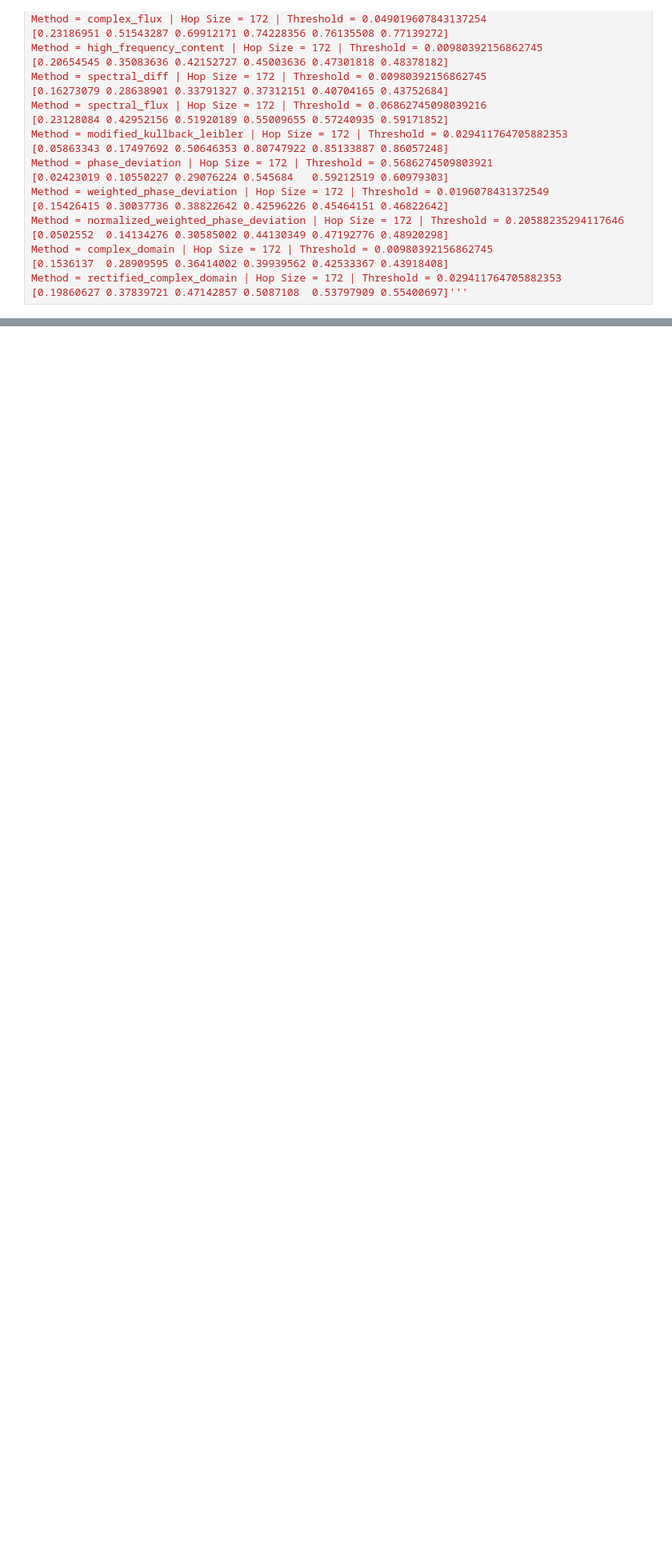
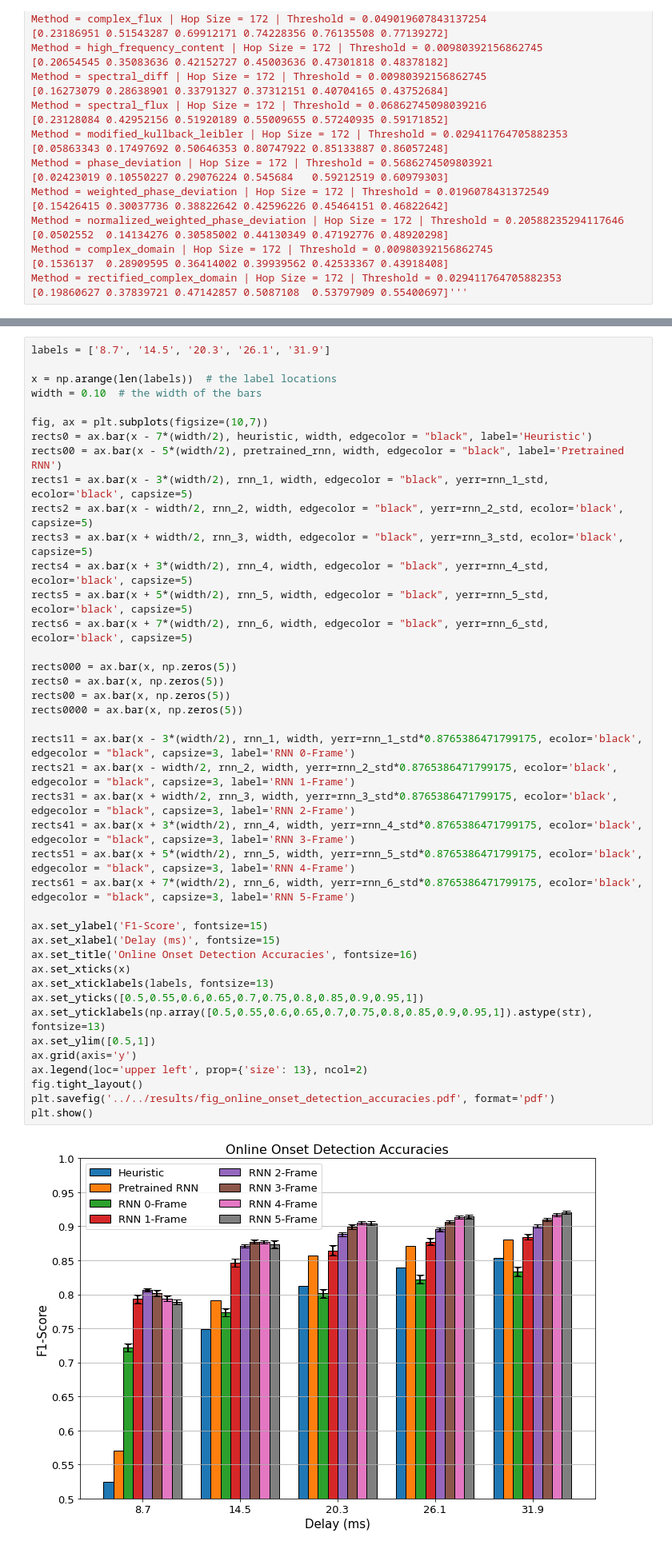
Before and after one commit to alejandrodl/beatbox-onset-detection, a Jupyter notebook: src/models/__Heuristic_Real-Time.ipynb, the cells around one changed output, grey strips where cells are left out. Shown at 80% size. Saved outputs shown, nothing was run; the diff lists cells and outputs as text; blank space fills up the shorter version.

```diff
--- a/src/models/__Heuristic_Real-Time.ipynb
+++ b/src/models/__Heuristic_Real-Time.ipynb
@@ -362,0 +523,43 @@ plt.close()
+# %%
+labels = ['8.7', '14.5', '20.3', '26.1', '31.9']
+
+x = np.arange(len(labels))  # the label locations
+width = 0.10  # the width of the bars
+
+fig, ax = plt.subplots(figsize=(10,7))
+rects0 = ax.bar(x - 7*(width/2), heuristic, width, edgecolor = "black", label='Heuristic')
+rects00 = ax.bar(x - 5*(width/2), pretrained_rnn, width, edgecolor = "black", label='Pretrained RNN')
+rects1 = ax.bar(x - 3*(width/2), rnn_1, width, edgecolor = "black", yerr=rnn_1_std, ecolor='black', capsize=5)
+rects2 = ax.bar(x - width/2, rnn_2, width, edgecolor = "black", yerr=rnn_2_std, ecolor='black', capsize=5)
+rects3 = ax.bar(x + width/2, rnn_3, width, edgecolor = "black", yerr=rnn_3_std, ecolor='black', capsize=5)
+rects4 = ax.bar(x + 3*(width/2), rnn_4, width, edgecolor = "black", yerr=rnn_4_std, ecolor='black', capsize=5)
+rects5 = ax.bar(x + 5*(width/2), rnn_5, width, edgecolor = "black", yerr=rnn_5_std, ecolor='black', capsize=5)
+rects6 = ax.bar(x + 7*(width/2), rnn_6, width, edgecolor = "black", yerr=rnn_6_std, ecolor='black', capsize=5)
+
+rects000 = ax.bar(x, np.zeros(5))
+rects0 = ax.bar(x, np.zeros(5))
+rects00 = ax.bar(x, np.zeros(5))
+rects0000 = ax.bar(x, np.zeros(5))
+
+rects11 = ax.bar(x - 3*(width/2), rnn_1, width, yerr=rnn_1_std*0.8765386471799175, ecolor='black', edgecolor = "black", capsize=3, label='RNN 0-Frame')
+rects21 = ax.bar(x - width/2, rnn_2, width, yerr=rnn_2_std*0.8765386471799175, ecolor='black', edgecolor = "black", capsize=3, label='RNN 1-Frame')
+rects31 = ax.bar(x + width/2, rnn_3, width, yerr=rnn_3_std*0.8765386471799175, ecolor='black', edgecolor = "black", capsize=3, label='RNN 2-Frame')
+rects41 = ax.bar(x + 3*(width/2), rnn_4, width, yerr=rnn_4_std*0.8765386471799175, ecolor='black', edgecolor = "black", capsize=3, label='RNN 3-Frame')
+rects51 = ax.bar(x + 5*(width/2), rnn_5, width, yerr=rnn_5_std*0.8765386471799175, ecolor='black', edgecolor = "black", capsize=3, label='RNN 4-Frame')
+rects61 = ax.bar(x + 7*(width/2), rnn_6, width, yerr=rnn_6_std*0.8765386471799175, ecolor='black', edgecolor = "black", capsize=3, label='RNN 5-Frame')
+
+ax.set_ylabel('F1-Score', fontsize=15)
+ax.set_xlabel('Delay (ms)', fontsize=15)
+ax.set_title('Online Onset Detection Accuracies', fontsize=16)
+ax.set_xticks(x)
+ax.set_xticklabels(labels, fontsize=13)
+ax.set_yticks([0.5,0.55,0.6,0.65,0.7,0.75,0.8,0.85,0.9,0.95,1])
+ax.set_yticklabels(np.array([0.5,0.55,0.6,0.65,0.7,0.75,0.8,0.85,0.9,0.95,1]).astype(str), fontsize=13)
+ax.set_ylim([0.5,1])
+ax.grid(axis='y')
+ax.legend(loc='upper left', prop={'size': 13}, ncol=2)
+fig.tight_layout()
+plt.savefig('../../results/fig_online_onset_detection_accuracies.pdf', format='pdf')
+plt.show()
+# %% [output]
+[figure, added]
```
Also changed, not shown: parts of 27 cells of this notebook, 36 other files.
